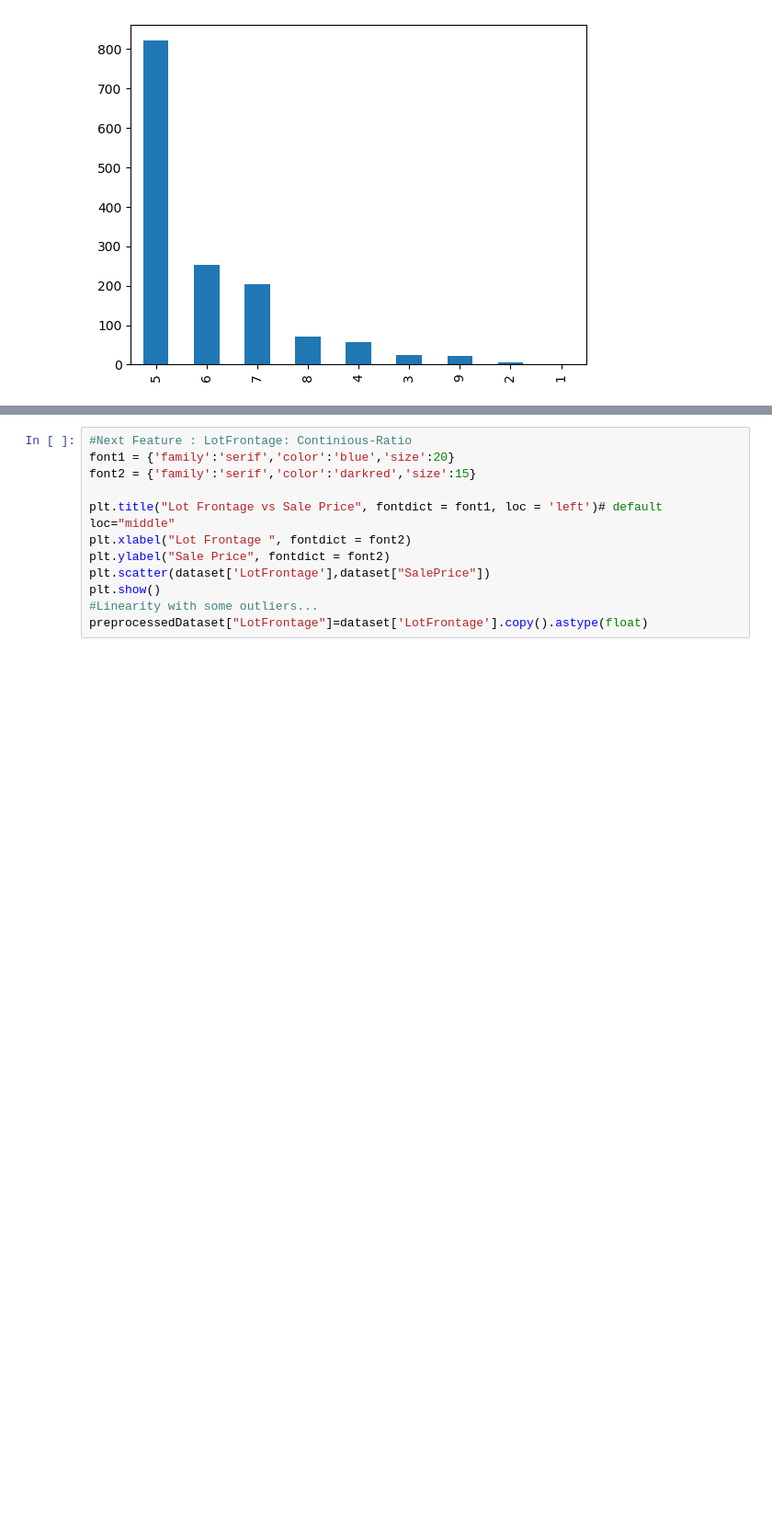
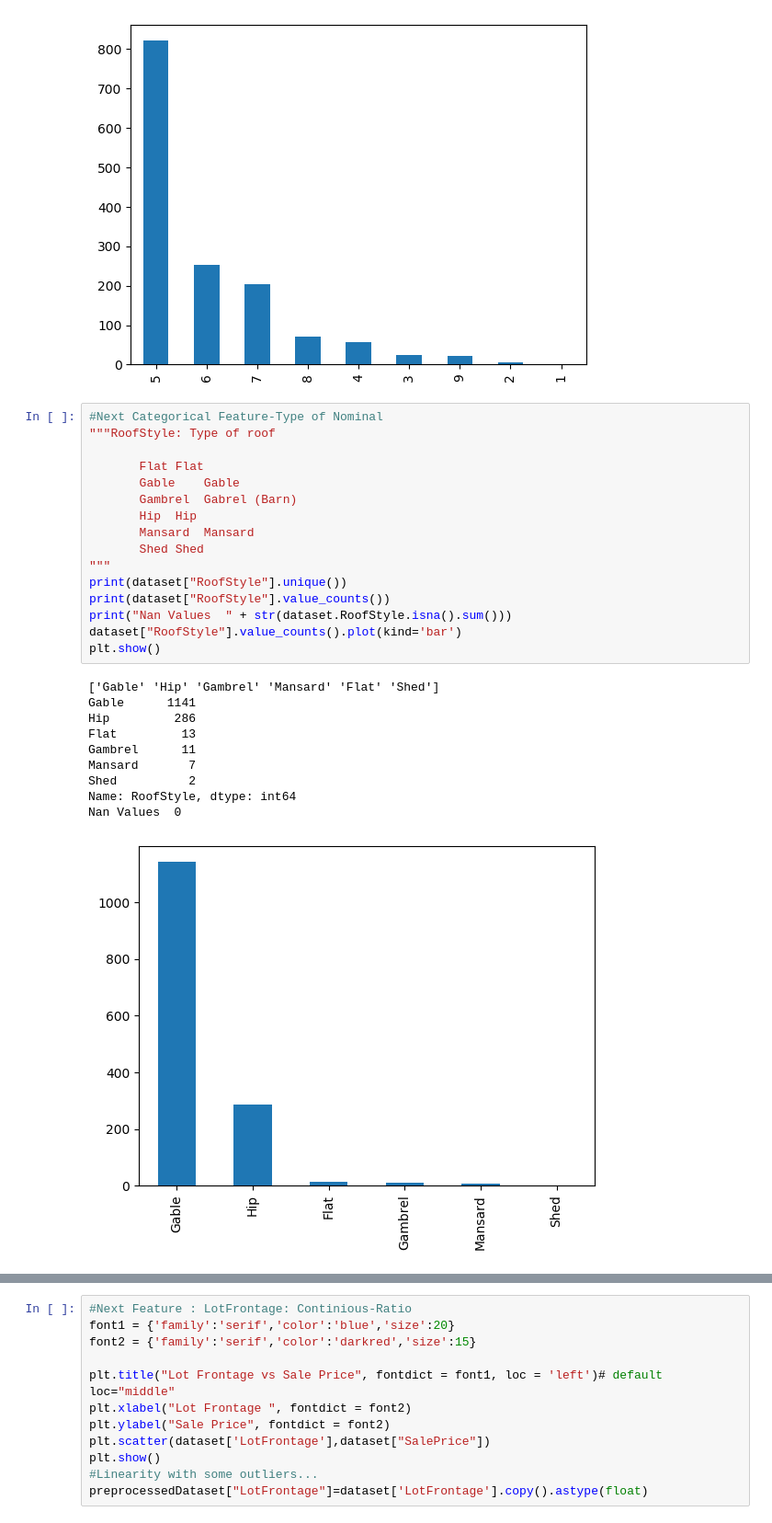
Before and after one commit to MKbinli/House-Price-Prediction, a Jupyter notebook: HP-Data Preprocessing.ipynb, the cells around one changed output, grey strips where cells are left out. Shown at 92% size. Drawn from its saved outputs; the diff is of its cells as text; blank space fills up the shorter version.

```diff
--- a/HP-Data Preprocessing.ipynb
+++ b/HP-Data Preprocessing.ipynb
@@ -665,3 +665,30 @@ preprocessedDataset["OverallCond"]=dataset.pop("OverallCond")
 Name: OverallCond, dtype: int64
 Nan Values  0
 [figure]
+# %%
+#Next Categorical Feature-Type of Nominal
+"""RoofStyle: Type of roof
+
+       Flat	Flat
+       Gable	Gable
+       Gambrel	Gabrel (Barn)
+       Hip	Hip
+       Mansard	Mansard
+       Shed	Shed
+"""
+print(dataset["RoofStyle"].unique())
+print(dataset["RoofStyle"].value_counts())
+print("Nan Values  " + str(dataset.RoofStyle.isna().sum()))
+dataset["RoofStyle"].value_counts().plot(kind='bar')
+plt.show()
+# %% [output]
+['Gable' 'Hip' 'Gambrel' 'Mansard' 'Flat' 'Shed']
+Gable      1141
+Hip         286
+Flat         13
+Gambrel      11
+Mansard       7
+Shed          2
+Name: RoofStyle, dtype: int64
+Nan Values  0
+[figure, added]
```
Also changed, not shown: parts of 6 cells of this notebook.
